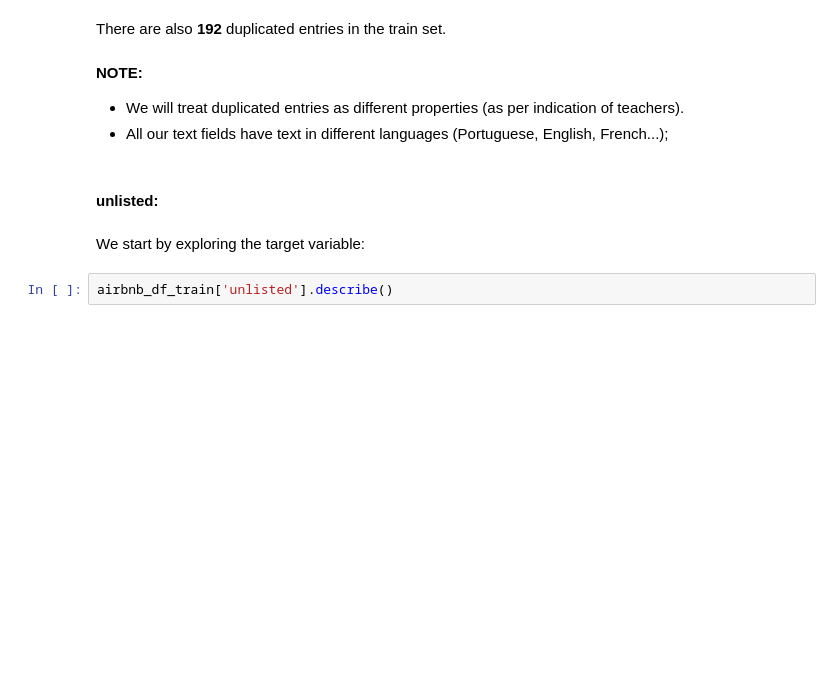
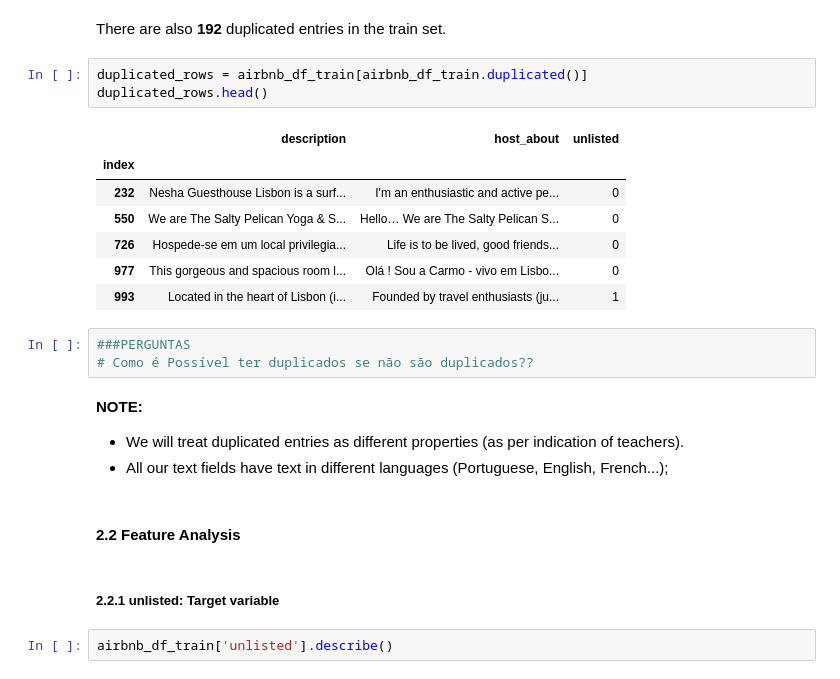
Before and after one commit to sofiacper/TM_Project, a Jupyter notebook: Project_1.ipynb, the cells around one changed output. Drawn from its saved outputs; the diff is of its cells as text; blank space fills up the shorter version.

```diff
--- a/Project_1.ipynb
+++ b/Project_1.ipynb
@@ -136,14 +161,28 @@ airbnb_df_train.duplicated().sum()
 192
 # %% [markdown]
 There are also **192** duplicated entries in the train set.
+# %%
+duplicated_rows = airbnb_df_train[airbnb_df_train.duplicated()]
+duplicated_rows.head()
+# %% [output]
+|  | description | host_about | unlisted |
+| index |  |  |  |
+| 232 | Nesha Guesthouse Lisbon is a surf... | I'm an enthusiastic and active pe... | 0 |
+| 550 | We are The Salty Pelican Yoga & S... | Hello… We are The Salty Pelican S... | 0 |
+| 726 | Hospede-se em um local privilegia... | Life is to be lived, good friends... | 0 |
+| 977 | This gorgeous and spacious room l... | Olá ! Sou a Carmo - vivo em Lisbo... | 0 |
+| 993 | Located in the heart of Lisbon (i... | Founded by travel enthusiasts (ju... | 1 |
+# %%
+###PERGUNTAS
+# Como é Possível ter duplicados se não são duplicados??
 # %% [markdown]
  **NOTE:**
 - We will treat duplicated entries as different properties (as per indication of teachers).
 - All our text fields have text in different languages (Portuguese, English, French...);
-# %% [markdown]
-#### **unlisted:**
-# %% [markdown]
-We start by exploring the target variable:
+# %% [markdown]
+#### **2.2 Feature Analysis**
+# %% [markdown]
+#####  **2.2.1 unlisted:** Target variable
 # %%
 airbnb_df_train['unlisted'].describe()
 # %% [output]
```
Also changed, not shown: parts of 100 cells of this notebook, 1 other file.
